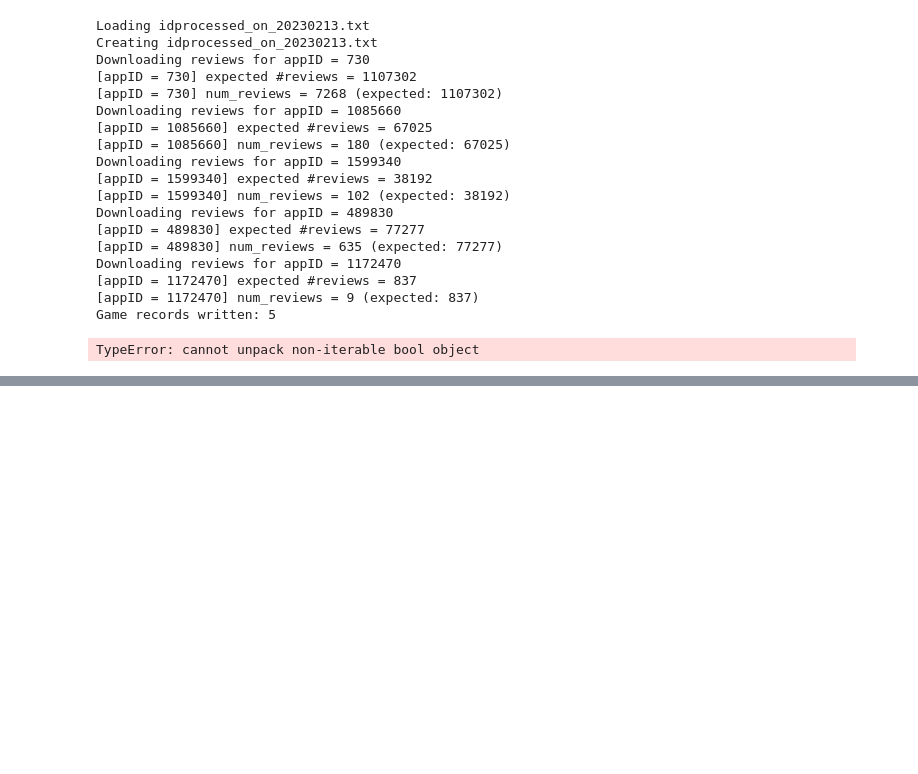
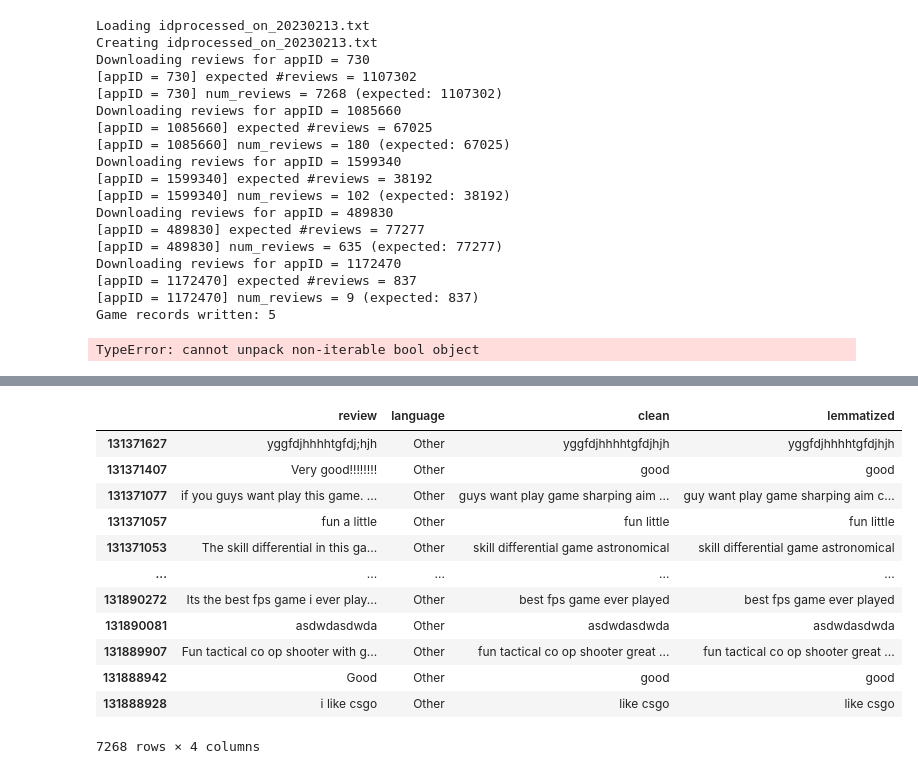
Before and after one commit to Michael-Austin-Mesa/steam-project, a Jupyter notebook: steamreviews_testing.ipynb, the cells around one changed output, grey strips where cells are left out. Drawn from its saved outputs; the diff is of its cells as text; code cells hidden in the pictures; blank space fills up the shorter version.

```diff
--- a/steamreviews_testing.ipynb
+++ b/steamreviews_testing.ipynb
@@ -284,0 +279,2 @@ csgo
+# %%
+csgo = csgo[['review', 'language']]
@@ -284,0 +297,16 @@ csgo
+# %%
+p.prep_readme_data(csgo, 'review')
+# %% [output]
+|  | review | language | clean | lemmatized |
+| 131371627 | yggfdjhhhhtgfdj;hjh | Other | yggfdjhhhhtgfdjhjh | yggfdjhhhhtgfdjhjh |
+| 131371407 | Very good!!!!!!!! | Other | good | good |
+| 131371077 | if you guys want play this game. ... | Other | guys want play game sharping aim ... | guy want play game sharping aim c... |
+| 131371057 | fun a little | Other | fun little | fun little |
+| 131371053 | The skill differential in this ga... | Other | skill differential game astronomical | skill differential game astronomical |
+| ... | ... | ... | ... | ... |
+| 131890272 | Its the best fps game i ever play... | Other | best fps game ever played | best fps game ever played |
+| 131890081 | asdwdasdwda | Other | asdwdasdwda | asdwdasdwda |
+| 131889907 | Fun tactical co op shooter with g... | Other | fun tactical co op shooter great ... | fun tactical co op shooter great ... |
+| 131888942 | Good | Other | good | good |
+| 131888928 | i like csgo | Other | like csgo | like csgo |
+7268 rows × 4 columns
```
Also changed, not shown: parts of 17 cells of this notebook.
